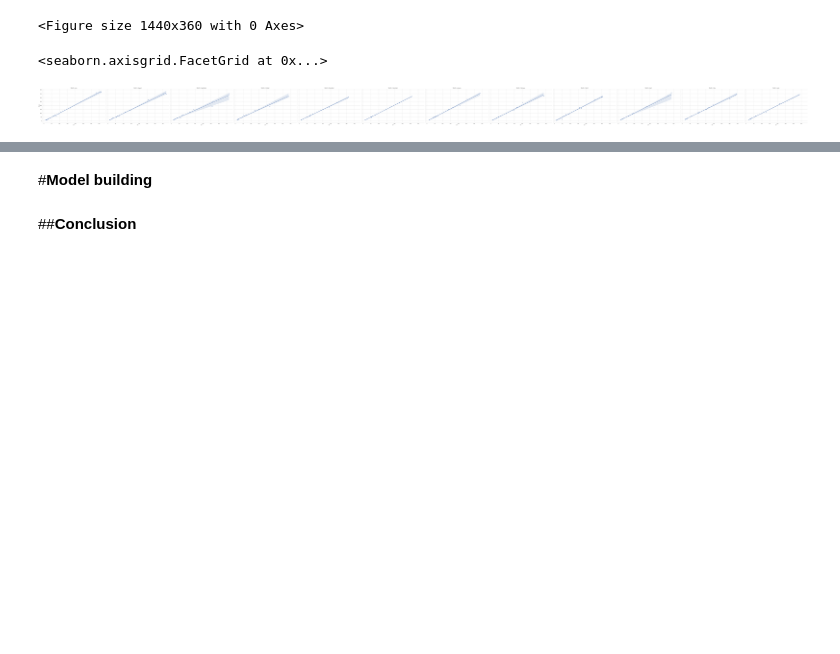
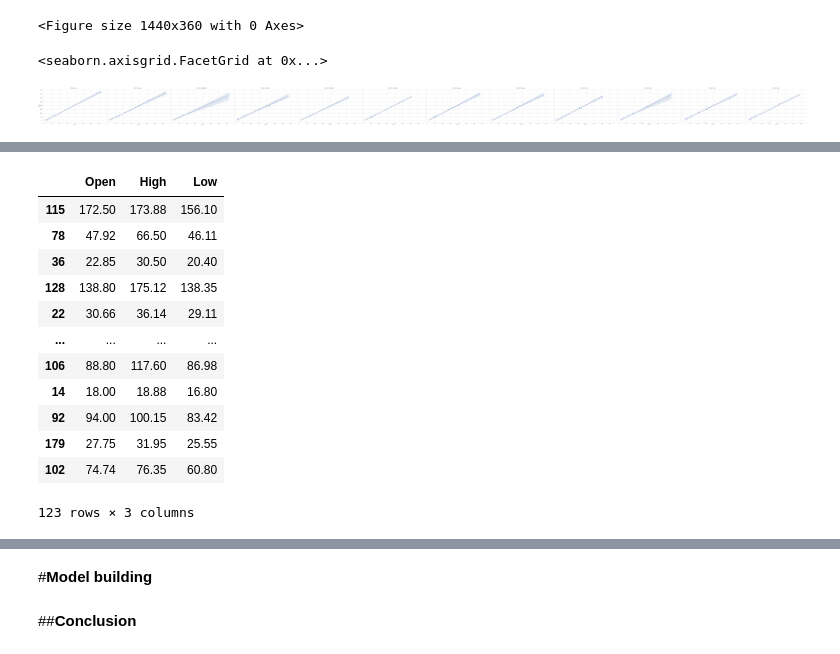
Before and after one commit to Syed-Irfan-1165/ML-Regression, a Jupyter notebook: Yes_Bank_Predictions.ipynb, the cells around one changed output, grey strips where cells are left out. Saved outputs shown, nothing was run; the diff lists cells and outputs as text; code cells hidden in the pictures; blank space fills up the shorter version.

```diff
--- a/Yes_Bank_Predictions.ipynb
+++ b/Yes_Bank_Predictions.ipynb
@@ -391,0 +431,23 @@ sns.lmplot(x = "LH",
+# %%
+##Train Test Split
+
+from sklearn.model_selection import train_test_split
+
+X_train, X_test, y_train, y_test = train_test_split(
+    X, y, test_size=0.33, random_state=42)
+# %%
+X_train
+# %% [output]
+|  | Open | High | Low |
+| 115 | 172.50 | 173.88 | 156.10 |
+| 78 | 47.92 | 66.50 | 46.11 |
+| 36 | 22.85 | 30.50 | 20.40 |
+| 128 | 138.80 | 175.12 | 138.35 |
+| 22 | 30.66 | 36.14 | 29.11 |
+| ... | ... | ... | ... |
+| 106 | 88.80 | 117.60 | 86.98 |
+| 14 | 18.00 | 18.88 | 16.80 |
+| 92 | 94.00 | 100.15 | 83.42 |
+| 179 | 27.75 | 31.95 | 25.55 |
+| 102 | 74.74 | 76.35 | 60.80 |
+123 rows × 3 columns
```
Also changed, not shown: parts of 29 cells of this notebook.
